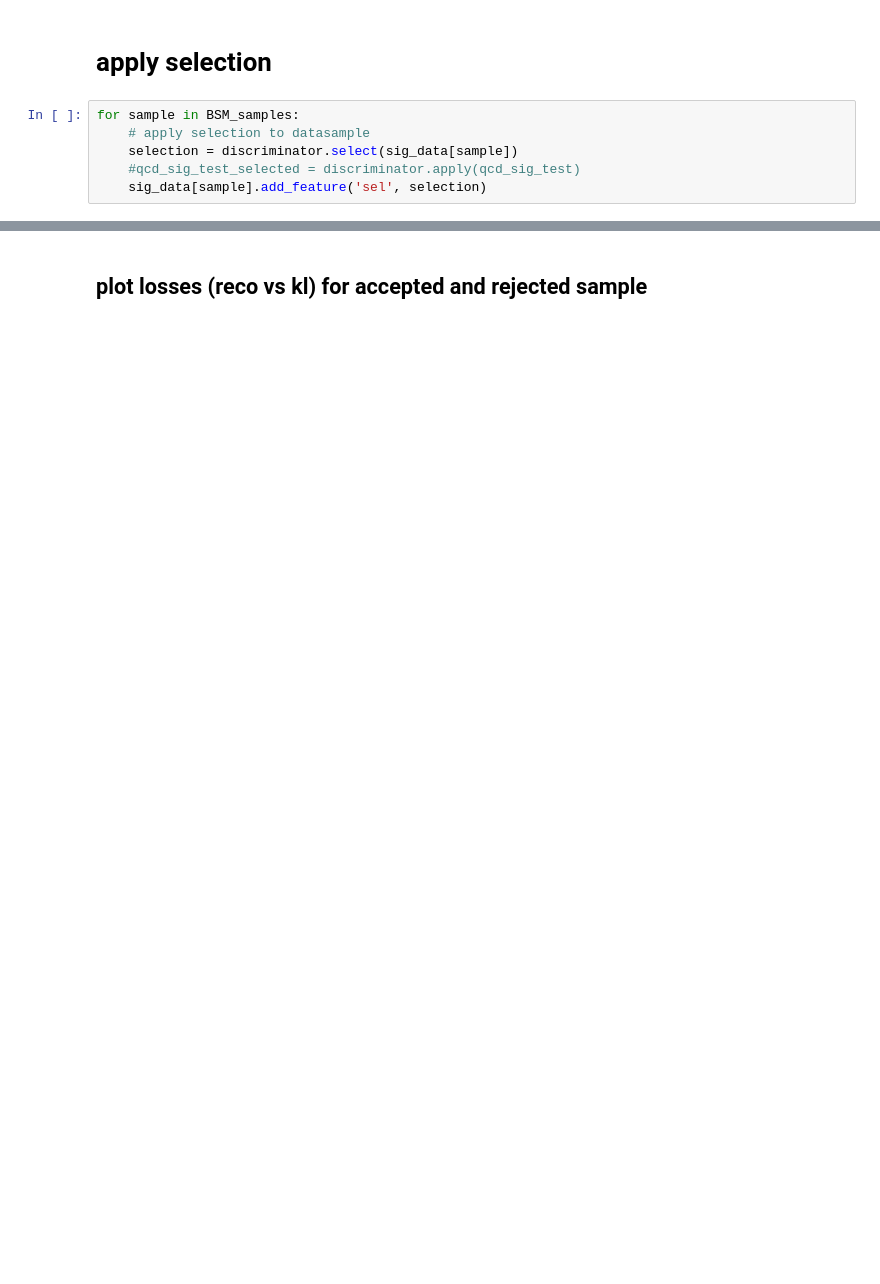
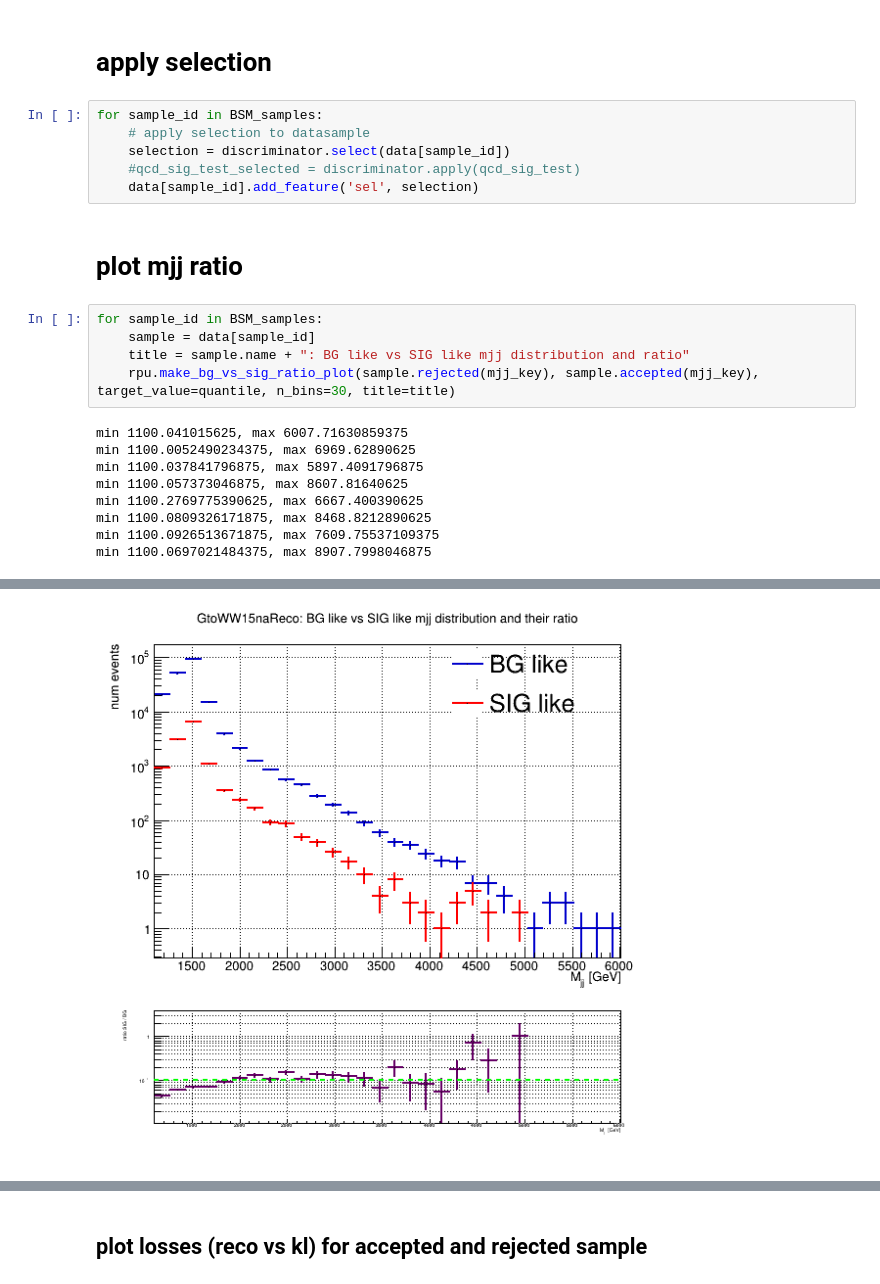
Before and after one commit to kingusiu/dadrah, a Jupyter notebook: main.ipynb, the cells around one changed output, grey strips where cells are left out. Cells and saved outputs as stored; diff of their text form; blank space fills up the shorter version.

```diff
--- a/main.ipynb
+++ b/main.ipynb
@@ -115,8 +138,24 @@ rpu.make_bg_vs_sig_ratio_plot(sample.rejected(mjj_key), sample.accepted(mjj_key)
 # %% [markdown]
 # apply selection
 # %%
-for sample in BSM_samples:
+for sample_id in BSM_samples:
     # apply selection to datasample
-    selection = discriminator.select(sig_data[sample])
+    selection = discriminator.select(data[sample_id])
     #qcd_sig_test_selected = discriminator.apply(qcd_sig_test)
-    sig_data[sample].add_feature('sel', selection)
+    data[sample_id].add_feature('sel', selection)
+# %% [markdown]
+# plot mjj ratio
+# %%
+for sample_id in BSM_samples:
+    sample = data[sample_id]
+    title = sample.name + ": BG like vs SIG like mjj distribution and ratio"
+    rpu.make_bg_vs_sig_ratio_plot(sample.rejected(mjj_key), sample.accepted(mjj_key), target_value=quantile, n_bins=30, title=title)
+# %% [output]
+min 1100.041015625, max 6007.71630859375
+min 1100.0052490234375, max 6969.62890625
+min 1100.037841796875, max 5897.4091796875
+min 1100.057373046875, max 8607.81640625
+min 1100.2769775390625, max 6667.400390625
+min 1100.0809326171875, max 8468.8212890625
+min 1100.0926513671875, max 7609.75537109375
+min 1100.0697021484375, max 8907.7998046875
@@ -122,0 +179 @@ for sample in BSM_samples:
+[figure, added]
```
Also changed, not shown: parts of 7 cells of this notebook, 2 other files.
